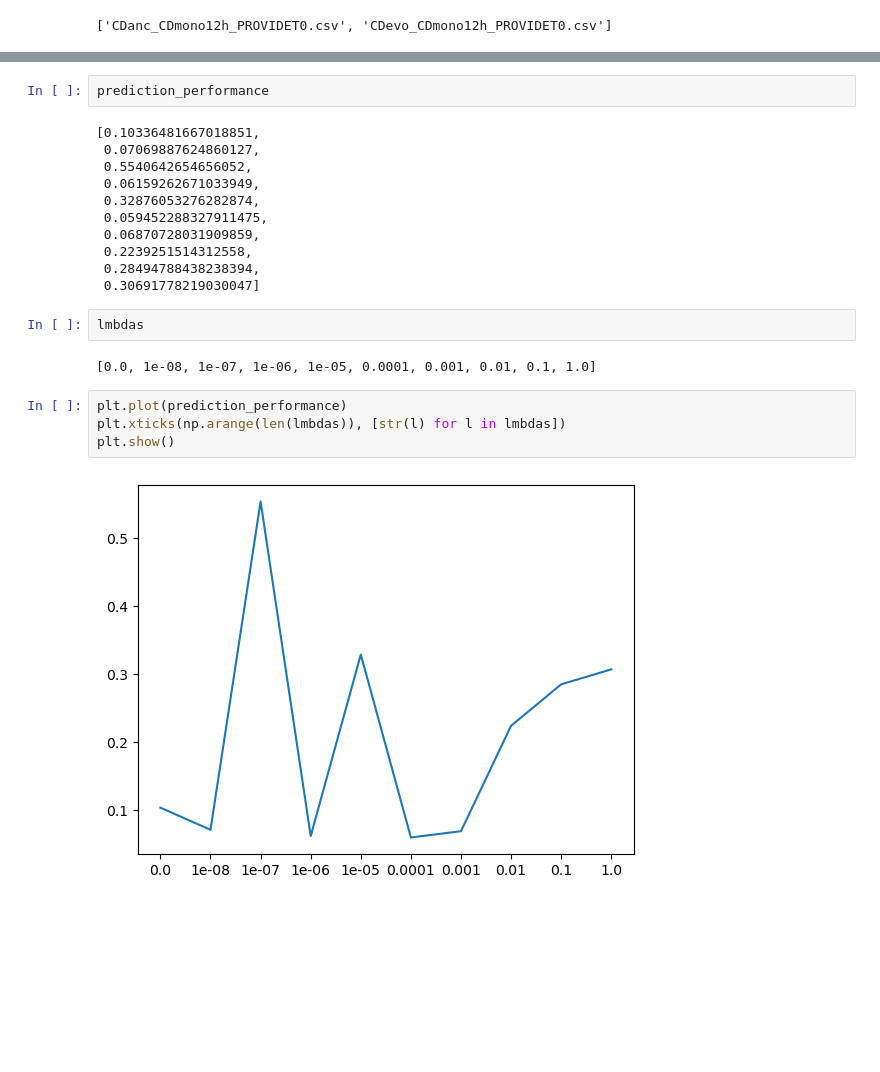
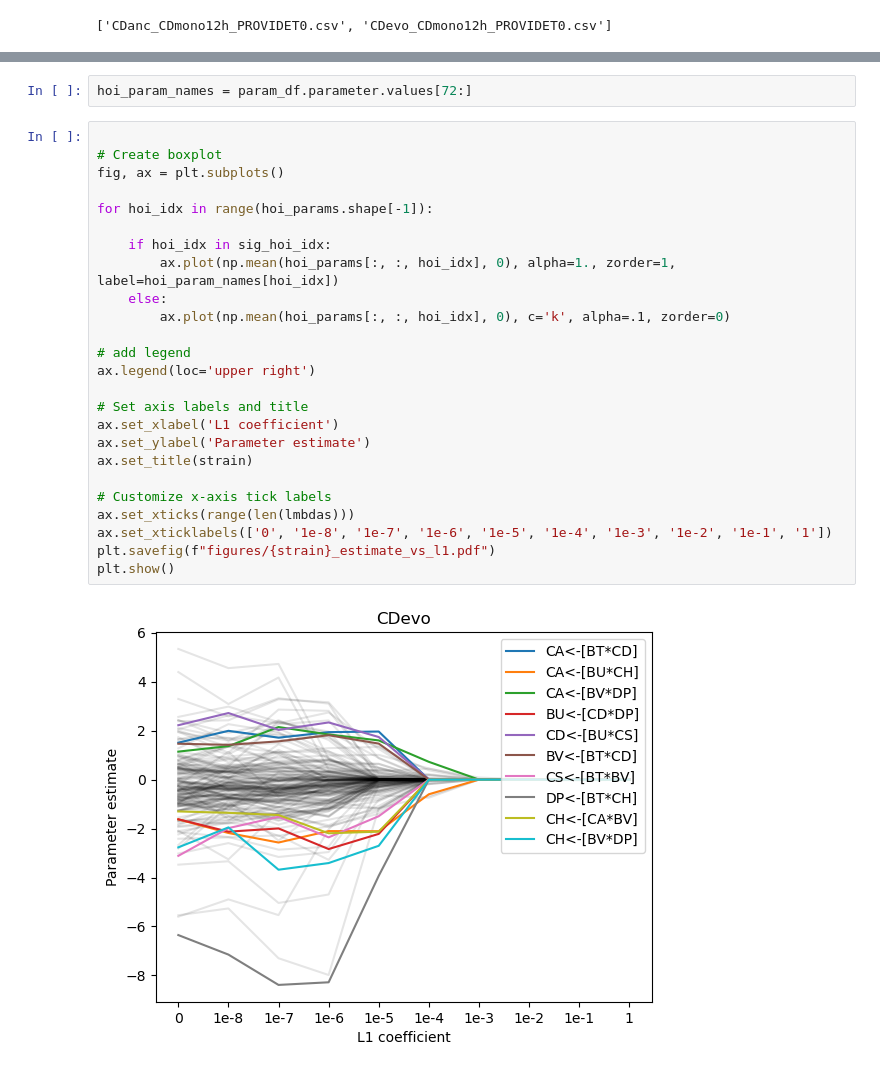
Before and after one commit to VenturelliLab/Sulaiman_et_al_2024_Evolution, a Jupyter notebook: HOI_GLV/gLV3 Plot L1 Scan.ipynb, the cells around one changed output, grey strips where cells are left out. Saved outputs shown, nothing was run; the diff lists cells and outputs as text; blank space fills up the shorter version.

```diff
--- a/HOI_GLV/gLV3 Plot L1 Scan.ipynb
+++ b/HOI_GLV/gLV3 Plot L1 Scan.ipynb
@@ -132,23 +144,29 @@ plt.show()
-# %%
-prediction_performance
-# %% [output]
-[0.10336481667018851,
- 0.07069887624860127,
- 0.5540642654656052,
- 0.06159262671033949,
- 0.32876053276282874,
- 0.059452288327911475,
- 0.06870728031909859,
- 0.2239251514312558,
- 0.28494788438238394,
- 0.30691778219030047]
-# %%
-lmbdas
-# %% [output]
-[0.0, 1e-08, 1e-07, 1e-06, 1e-05, 0.0001, 0.001, 0.01, 0.1, 1.0]
-# %%
-plt.plot(prediction_performance)
-plt.xticks(np.arange(len(lmbdas)), [str(l) for l in lmbdas])
-plt.show()
-# %% [output]
-[figure, removed]
+# %%
+hoi_param_names = param_df.parameter.values[72:]
+# %%
+
+# Create boxplot
+fig, ax = plt.subplots()
+
+for hoi_idx in range(hoi_params.shape[-1]):
+
+    if hoi_idx in sig_hoi_idx:
+        ax.plot(np.mean(hoi_params[:, :, hoi_idx], 0), alpha=1., zorder=1, label=hoi_param_names[hoi_idx])
+    else:
+        ax.plot(np.mean(hoi_params[:, :, hoi_idx], 0), c='k', alpha=.1, zorder=0)
+
+# add legend
+ax.legend(loc='upper right')
+
+# Set axis labels and title
+ax.set_xlabel('L1 coefficient')
+ax.set_ylabel('Parameter estimate')
+ax.set_title(strain)
+
+# Customize x-axis tick labels
+ax.set_xticks(range(len(lmbdas)))
+ax.set_xticklabels(['0', '1e-8', '1e-7', '1e-6', '1e-5', '1e-4', '1e-3', '1e-2', '1e-1', '1'])
+plt.savefig(f"figures/{strain}_estimate_vs_l1.pdf")
+plt.show()
+# %% [output]
+[figure, added]
```
Also changed, not shown: parts of 16 cells of this notebook, 24 other files.
